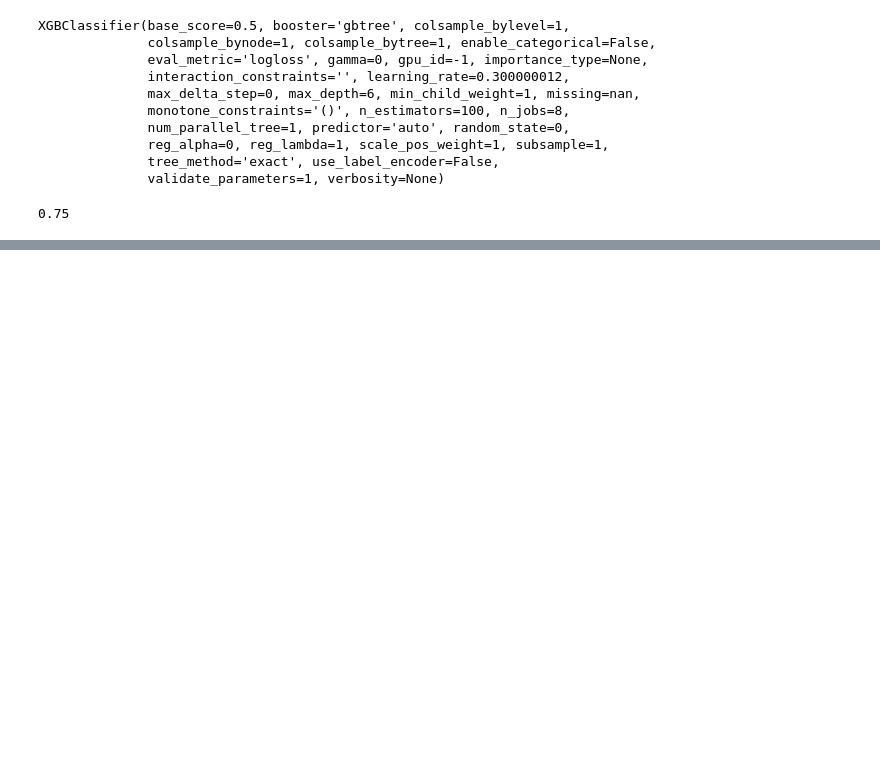
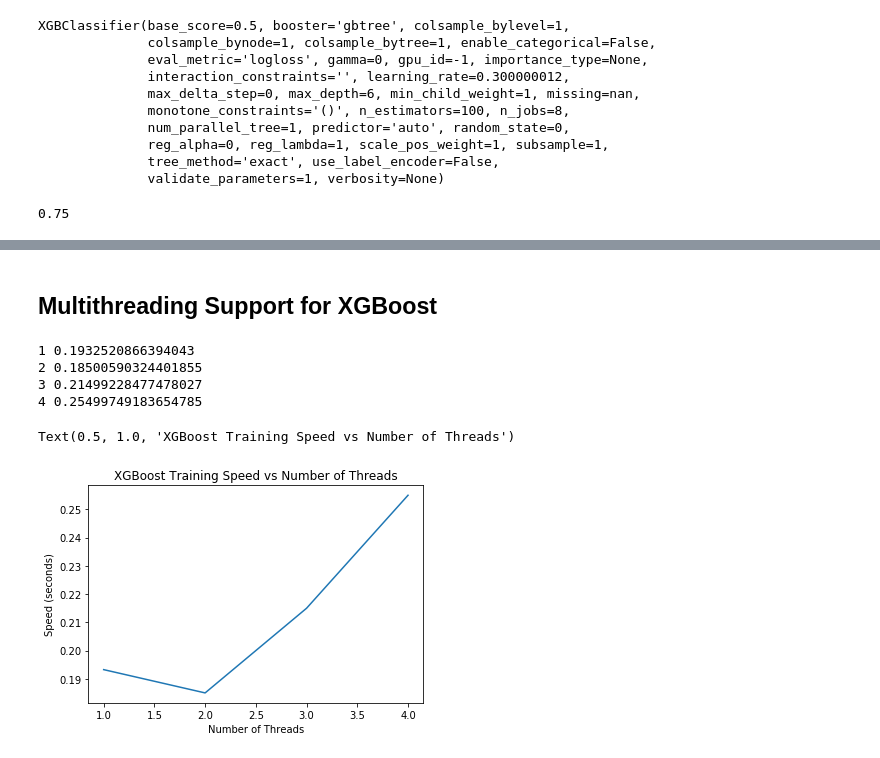
Before and after one commit to AlexeyMarg/ML_models, a Jupyter notebook: example_notebooks/20_XGBoost_classifier.ipynb, the cells around one changed output, grey strips where cells are left out. Cells and saved outputs as stored; diff of their text form; code cells hidden in the pictures; blank space fills up the shorter version.

```diff
--- a/example_notebooks/20_XGBoost_classifier.ipynb
+++ b/example_notebooks/20_XGBoost_classifier.ipynb
@@ -42,0 +167,10 @@ print(accuracy_score(y_test, y_pred))
+# %%
+model = XGBClassifier()
+eval_set = [(X_test, y_test)]
+model.fit(X_train, y_train, early_stopping_rounds=10, eval_metric="logloss", eval_set=eval_set, verbose=True)
+# make predictions for test data
+y_pred = model.predict(X_test)
+predictions = [round(value) for value in y_pred]
+# evaluate predictions
+accuracy = accuracy_score(y_test, predictions)
+print("Accuracy: %.2f%%" % (accuracy * 100.0))
@@ -42,0 +198,26 @@ print(accuracy_score(y_test, y_pred))
+# %% [markdown]
+## Multithreading Support for XGBoost
+# %%
+import time
+
+results = []
+num_threads = [1, 2, 3, 4]
+for n in num_threads:
+ start = time.time()
+ model = XGBClassifier(nthread=n, eval_metric='error')
+ model.fit(X_train, y_train)
+ elapsed = time.time() - start
+ print(n, elapsed)
+ results.append(elapsed)
+# plot results
+pyplot.plot(num_threads, results)
+pyplot.ylabel('Speed (seconds)')
+pyplot.xlabel('Number of Threads')
+pyplot.title('XGBoost Training Speed vs Number of Threads')
+# %% [output]
+1 0.1932520866394043
+2 0.18500590324401855
+3 0.21499228477478027
+4 0.25499749183654785
+Text(0.5, 1.0, 'XGBoost Training Speed vs Number of Threads')
+[figure, added]
```
Also changed, not shown: parts of 12 cells of this notebook.
